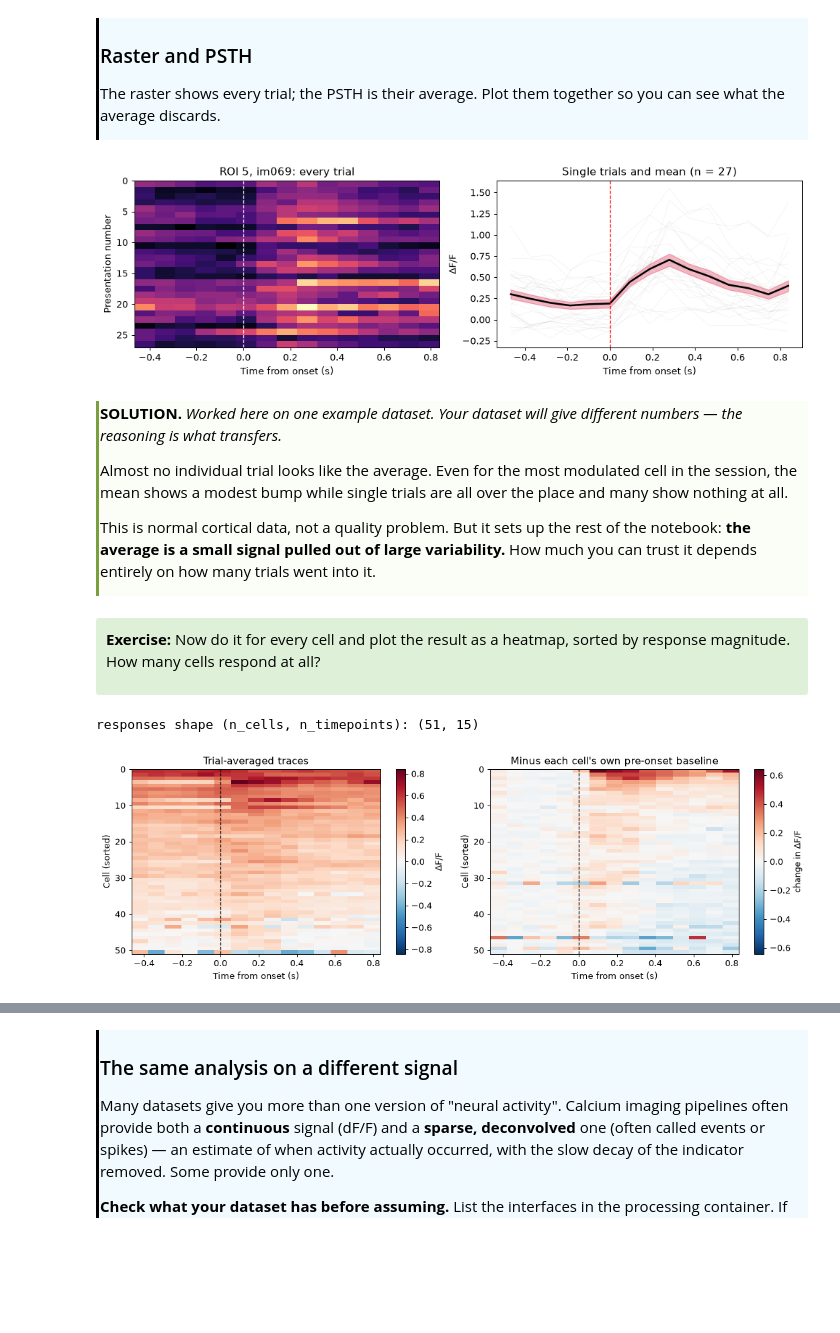
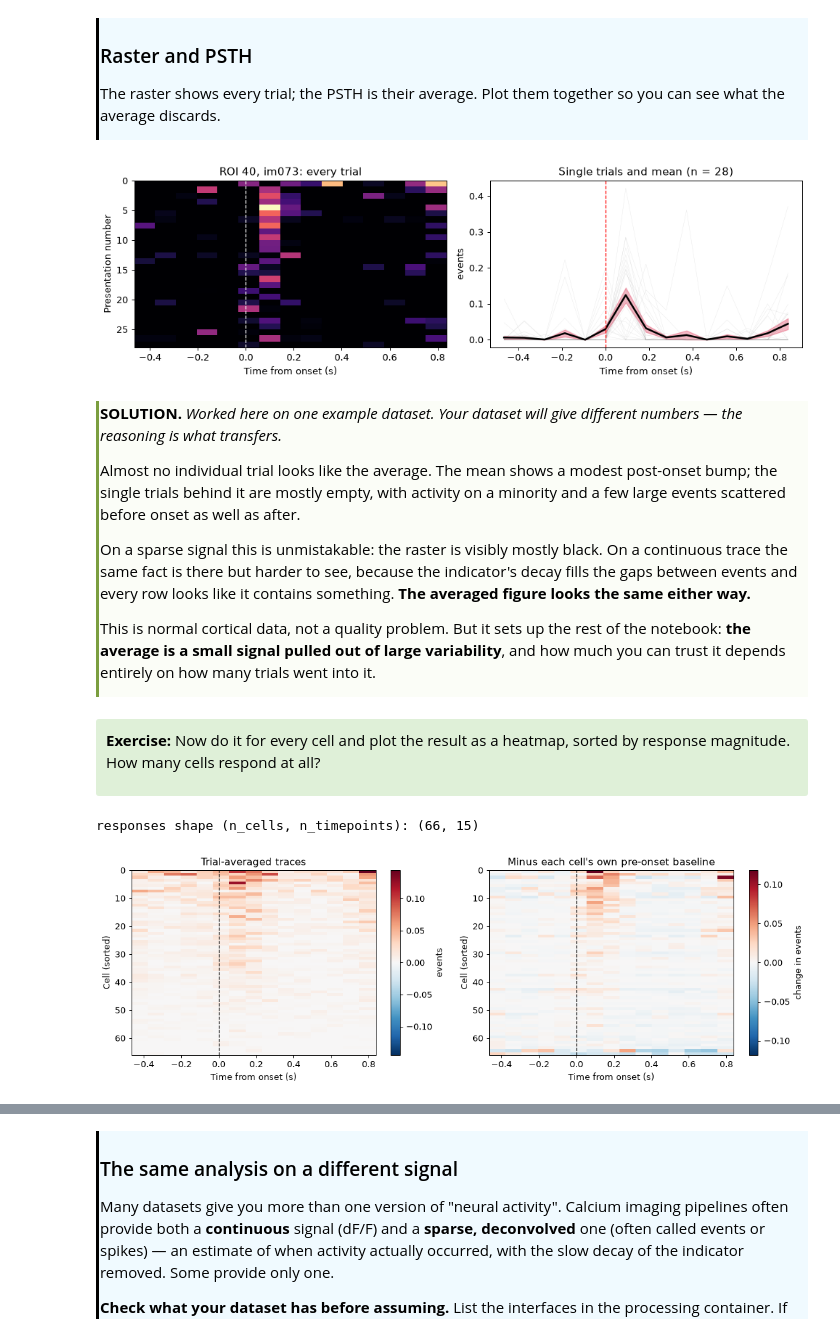
Before and after one commit to AllenSWDB/SWDB_Data_Intro, a Jupyter notebook: code/solutions/ProblemSet-Solutions-learning_mFISH.ipynb, the cells around one changed output, grey strips where cells are left out. Saved outputs shown, nothing was run; the diff lists cells and outputs as text; code cells hidden in the pictures; blank space fills up the shorter version.

Commit message:
add learning mFISH doc DB query notebook and final solutions notebooks for problem sets

```diff
--- a/code/solutions/ProblemSet-Solutions-learning_mFISH.ipynb
+++ b/code/solutions/ProblemSet-Solutions-learning_mFISH.ipynb
@@ -402,8 +393,14 @@ events = stimulus_table           # one row per stimulus presentation
 
 CONDITION_COLUMN = 'image_name'   # column that labels the stimulus condition
 ONSET_COLUMN = 'start_time'       # column that gives the event time
+
+# A second activity representation, if your dataset has one (deconvolved
+# events, spike estimates). Set to None if it does not -- the notebook adapts.
+activity_events = np.asarray(nwb.processing[plane]['event_timeseries'].data[:])
 # =====================================================================
 
 print('activity:', activity.shape, '| events:', events.shape)
 print('conditions:', events[CONDITION_COLUMN].nunique())
+print('second representation:',
+      'none' if activity_events is None else activity_events.shape)
 # %% [output]
@@ -934,0 +981,11 @@ is a *different* undisclosed choice unless you say so. Pick deliberately and wri
+# %%
+# EDIT: which signal to align. Events if your dataset has them, otherwise the
+# continuous trace. Both are (n_timepoints, n_cells) on the same timestamps.
+if 'activity_events' in dir() and activity_events is not None:
+    aligned_signal = activity_events
+    SIGNAL_LABEL = 'events'
+else:
+    aligned_signal = activity
+    SIGNAL_LABEL = r'$\Delta$F/F'
+
+print('aligning', SIGNAL_LABEL, '|', aligned_signal.shape)
@@ -940,9 +999,9 @@ pre, post = 0.5, 1.0
 # subset or reorder cells at any point, indices from earlier cells no longer
 # refer to the same neurons -- always re-derive them rather than carrying
 # an index across a reshape.
-after = np.array([activity[(timestamps >= t0) & (timestamps < t0 + 0.5)].mean(axis=0)
+after = np.array([aligned_signal[(timestamps >= t0) & (timestamps < t0 + 0.5)].mean(axis=0)
                   for t0 in onsets_pool])
-before = np.array([activity[(timestamps >= t0 - 0.25) & (timestamps < t0)].mean(axis=0)
+before = np.array([aligned_signal[(timestamps >= t0 - 0.25) & (timestamps < t0)].mean(axis=0)
                    for t0 in onsets_pool])
 
 # Use nanmean/nanstd: a single trial with an incomplete window (one that runs
@@ -965,5 +1024,5 @@ median across cells: 0.288
 # %%
-windows, t = align_to_events(activity[:, ROI], timestamps, onsets, pre=pre, post=post)
+windows, t = align_to_events(aligned_signal[:, ROI], timestamps, onsets, pre=pre, post=post)
 
 print('windows shape (n_presentations, n_frames):', windows.shape)
 # %% [output]
@@ -1016,39 +1075,43 @@ average discards.
 # %%
 mean = windows.mean(axis=0)
 sem = windows.std(axis=0) / np.sqrt(len(windows))
 
 fig, axes = plt.subplots(1, 2, figsize=(11, 3.5))
 
 axes[0].imshow(windows, aspect='auto', cmap='magma',
                extent=[t[0], t[-1], windows.shape[0], 0])
 axes[0].axvline(0, color='white', ls='--', lw=1)
 axes[0].set_xlabel('Time from onset (s)')
 axes[0].set_ylabel('Presentation number')
 axes[0].set_title(f'ROI {ROI}, {condition}: every trial')
 
 axes[1].plot(t, windows.T, color='gray', lw=0.3, alpha=0.2)
 axes[1].plot(t, mean, 'k', lw=2)
 axes[1].fill_between(t, mean - sem, mean + sem, color='crimson', alpha=0.3)
 axes[1].axvline(0, color='red', ls='--', lw=1)
 axes[1].set_xlabel('Time from onset (s)')
-axes[1].set_ylabel(r'$\Delta$F/F')
+axes[1].set_ylabel(SIGNAL_LABEL)
 axes[1].set_title(f'Single trials and mean (n = {len(windows)})')
 
 plt.tight_layout()
 plt.show()
 # %% [output]
-[figure, old version]
+[figure, new version]
 # %% [markdown]
 <div style="border-left: 3px solid #7B9E3F; padding: 1px; padding-left: 10px; background: #FBFDF7; ">
 
 <b>SOLUTION.</b> <i>Worked here on one example dataset. Your dataset will give different numbers &mdash; the reasoning is what transfers.</i>
 
-Almost no individual trial looks like the average. Even for the most modulated cell in the
-session, the mean shows a modest bump while single trials are all over the place and many show
-nothing at all.
+Almost no individual trial looks like the average. The mean shows a modest post-onset bump;
+the single trials behind it are mostly empty, with activity on a minority and a few large events
+scattered before onset as well as after.
+
+On a sparse signal this is unmistakable: the raster is visibly mostly black. On a continuous trace the
+same fact is there but harder to see, because the indicator's decay fills the gaps between events and
+every row looks like it contains something. **The averaged figure looks the same either way.**
 
 This is normal cortical data, not a quality problem. But it sets up the rest of the notebook: **the
-average is a small signal pulled out of large variability.** How much you can trust it depends
+average is a small signal pulled out of large variability**, and how much you can trust it depends
 entirely on how many trials went into it.
 
 </div>
@@ -1061,14 +1124,14 @@ response magnitude. How many cells respond at all?
 </div>
 # %%
 responses = []
-for roi in range(activity.shape[1]):
-    windows_roi, t = align_to_events(activity[:, roi], timestamps, onsets, pre=pre, post=post)
+for roi in range(aligned_signal.shape[1]):
+    windows_roi, t = align_to_events(aligned_signal[:, roi], timestamps, onsets, pre=pre, post=post)
     responses.append(windows_roi.mean(axis=0))
 
 responses = np.array(responses)
 print('responses shape (n_cells, n_timepoints):', responses.shape)
 # %% [output]
-responses shape (n_cells, n_timepoints): (51, 15)
+responses shape (n_cells, n_timepoints): (66, 15)
 # %%
 fig, axes = plt.subplots(1, 2, figsize=(12, 4))
 
@@ -1078,7 +1141,7 @@ lim = np.abs(responses).max()
 im0 = axes[0].imshow(responses[order_raw], aspect='auto', cmap='RdBu_r', vmin=-lim, vmax=lim,
                      extent=[t[0], t[-1], len(responses), 0])
 axes[0].set_title('Trial-averaged traces')
-plt.colorbar(im0, ax=axes[0], label=r'$\Delta$F/F')
+plt.colorbar(im0, ax=axes[0], label=SIGNAL_LABEL)
 
 # RIGHT: same thing, minus each cell's own pre-onset baseline
 baseline = responses[:, t < 0].mean(axis=1, keepdims=True)
@@ -1089,7 +1152,7 @@ lim = np.abs(change).max()
 im1 = axes[1].imshow(change[order], aspect='auto', cmap='RdBu_r', vmin=-lim, vmax=lim,
                      extent=[t[0], t[-1], len(change), 0])
 axes[1].set_title("Minus each cell's own pre-onset baseline")
-plt.colorbar(im1, ax=axes[1], label=r'change in $\Delta$F/F')
+plt.colorbar(im1, ax=axes[1], label='change in ' + SIGNAL_LABEL)
 
 for ax in axes:
     ax.axvline(0, color='k', ls='--', lw=1)
@@ -1099,7 +1162,7 @@ for ax in axes:
 plt.tight_layout()
 plt.show()
 # %% [output]
-[figure, old version]
+[figure, new version]
 # %% [markdown]
 <div style="border-left: 3px solid #7B9E3F; padding: 1px; padding-left: 10px; background: #FBFDF7; ">
 
```
Also changed, not shown: parts of 49 cells of this notebook, 6 other files.
